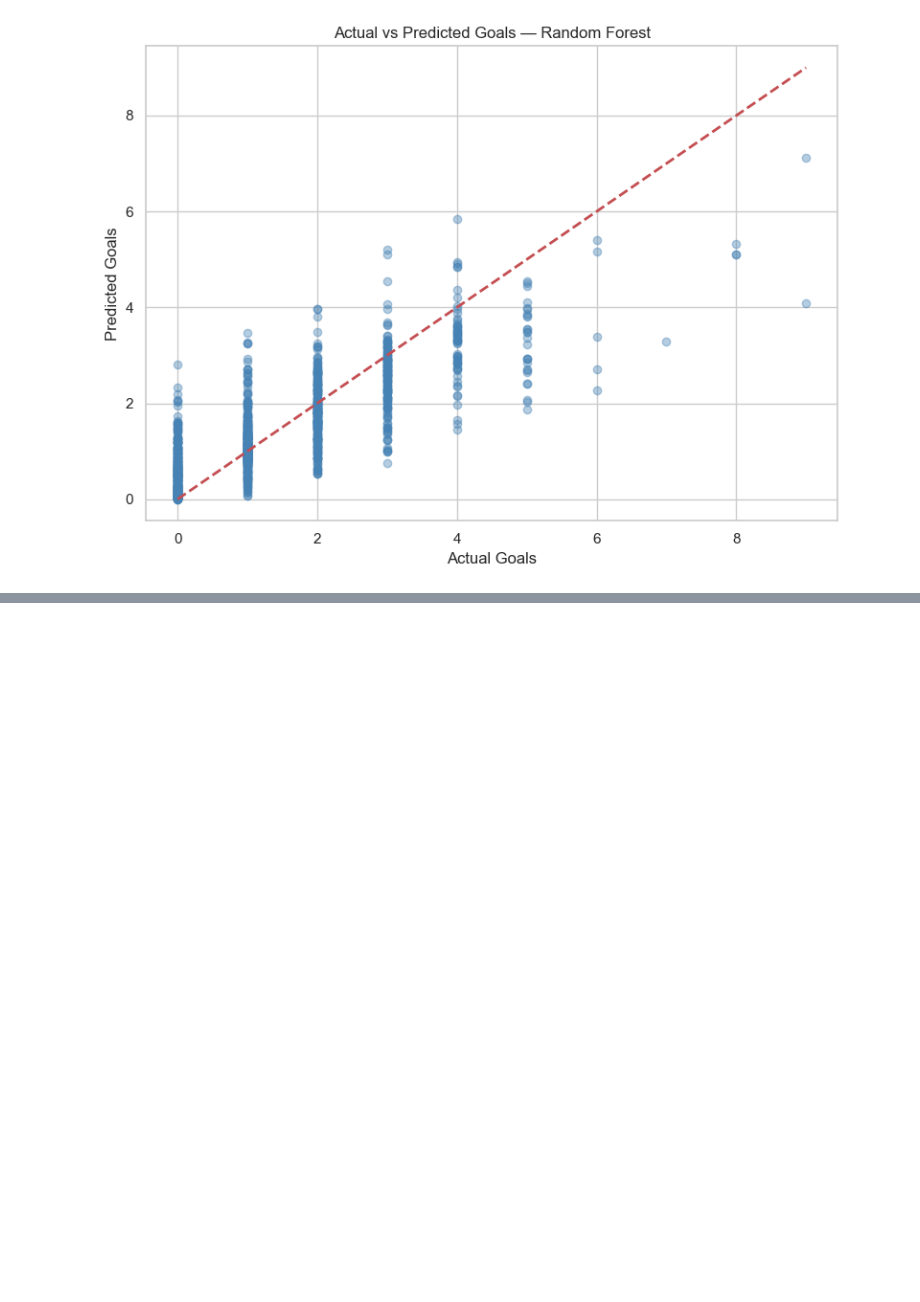
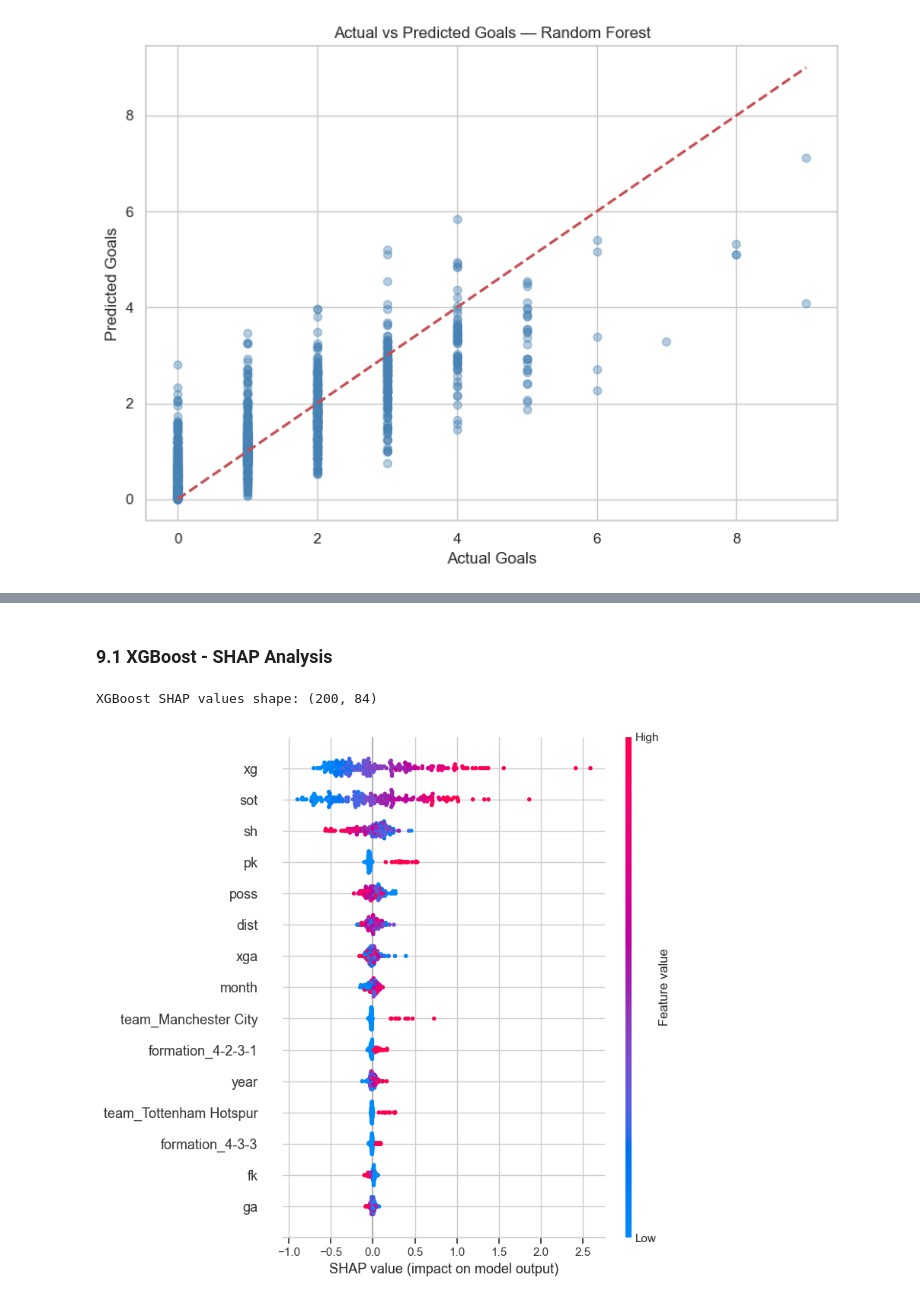
Before and after one commit to Technical-University-of-Cluj-Napoca/proiect-ml-maraaaparaaa, a Jupyter notebook: notebooks/PremierLeague-Regression.ipynb, the cells around one changed output, grey strips where cells are left out. Cells and saved outputs as stored; diff of their text form; code cells hidden in the pictures; blank space fills up the shorter version.

```diff
--- a/notebooks/PremierLeague-Regression.ipynb
+++ b/notebooks/PremierLeague-Regression.ipynb
@@ -708,0 +1146,19 @@ plt.show()
+# %%
+import shap
+shap.initjs()
+import matplotlib.pyplot as plt
+import numpy as np
+import pandas as pd
+
+# Use test set as numpy for SHAP
+X_test_shap = pd.DataFrame(
+    X_test_scaled,
+    columns=X_train.columns
+)
+
+print(f"Test shape: {X_test_shap.shape}")
+print(f"Features: {X_test_shap.columns[:5].tolist()}...")
+
+# Use 200 samples for speed
+X_shap_sample = X_test_shap.iloc[:200].reset_index(drop=True)
+y_shap_sample = y_test_r.iloc[:200].reset_index(drop=True)
@@ -708,0 +1169,23 @@ plt.show()
+# %% [markdown]
+### 9.1 XGBoost - SHAP Analysis
+# %%
+# XGBoost SHAP
+xgb_model = xgb_bayes.best_estimator_
+
+xgb_explainer = shap.Explainer(xgb_model)
+xgb_shap_vals = xgb_explainer(X_shap_sample)
+
+print(f"XGBoost SHAP values shape: {xgb_shap_vals.values.shape}")
+# %% [output]
+XGBoost SHAP values shape: (200, 84)
+# %%
+#XGBoost Global - Summary Plot
+plt.figure()
+shap.summary_plot(
+    xgb_shap_vals.values,
+    X_shap_sample,
+    max_display=15,
+    show=True
+)
+# %% [output]
+[figure, added]
```
Also changed, not shown: parts of 50 cells of this notebook, 57 other files.
